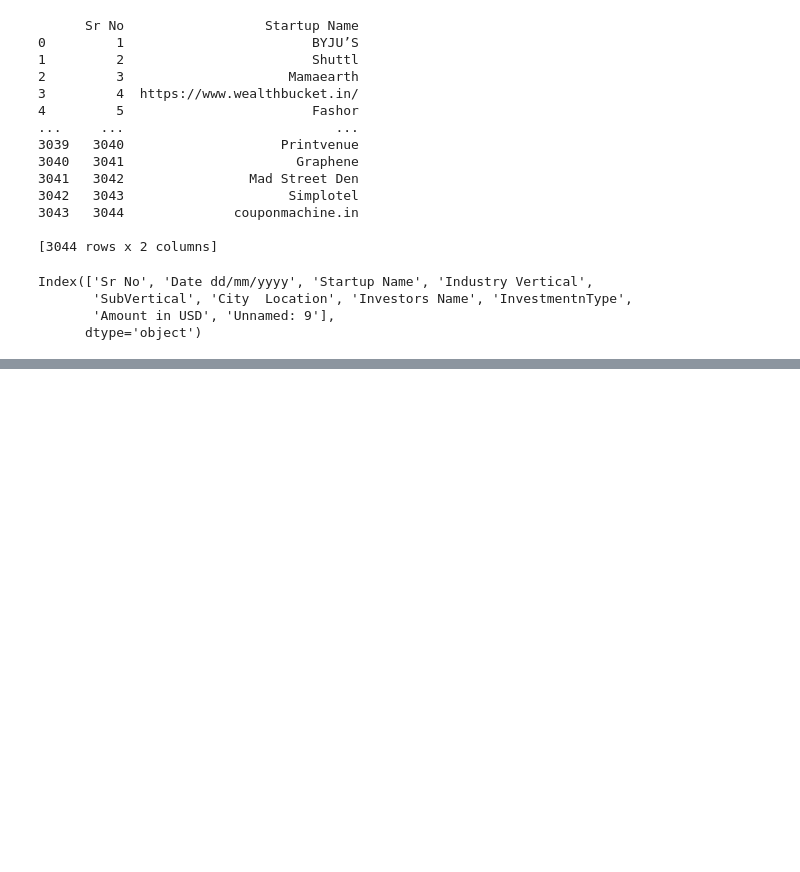
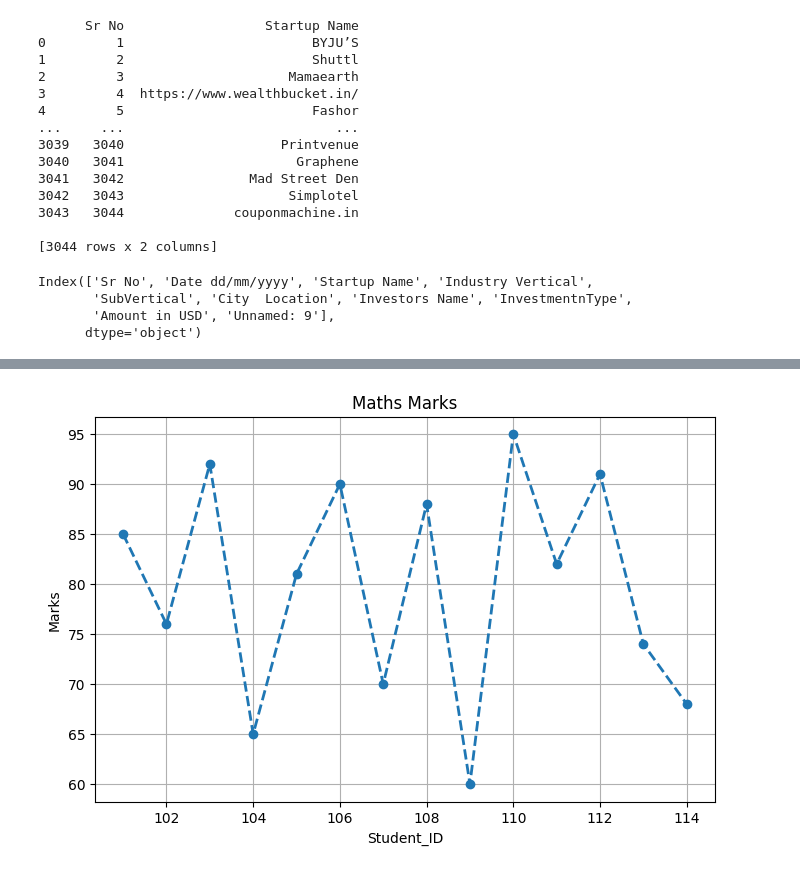
Before and after one commit to liondhindsa666-svg/RETAIL-SALES-ANALYSIS-DASHBOARD, a Jupyter notebook: Data_Cleaning.ipynb, the cells around one changed output, grey strips where cells are left out. Cells and saved outputs as stored; diff of their text form; code cells hidden in the pictures; blank space fills up the shorter version.

```diff
--- a/Data_Cleaning.ipynb
+++ b/Data_Cleaning.ipynb
@@ -101,0 +174,2 @@ Index(['Sr No', 'Date dd/mm/yyyy', 'Startup Name', 'Industry Vertical',
+# %%
+df1=pd.read_csv('/content/drive/MyDrive/dataset1.csv')
@@ -101,0 +456,10 @@ Index(['Sr No', 'Date dd/mm/yyyy', 'Startup Name', 'Industry Vertical',
+# %%
+plt.figure(figsize=(8,5))
+plt.plot(df1["Student_ID"],df1["Maths"],marker='o',linestyle='--',linewidth=2)
+plt.title("Maths Marks")
+plt.xlabel("Student_ID")
+plt.ylabel("Marks")
+plt.grid(True)
+plt.show()
+# %% [output]
+[figure, added]
```
Also changed, not shown: parts of 42 cells of this notebook.
